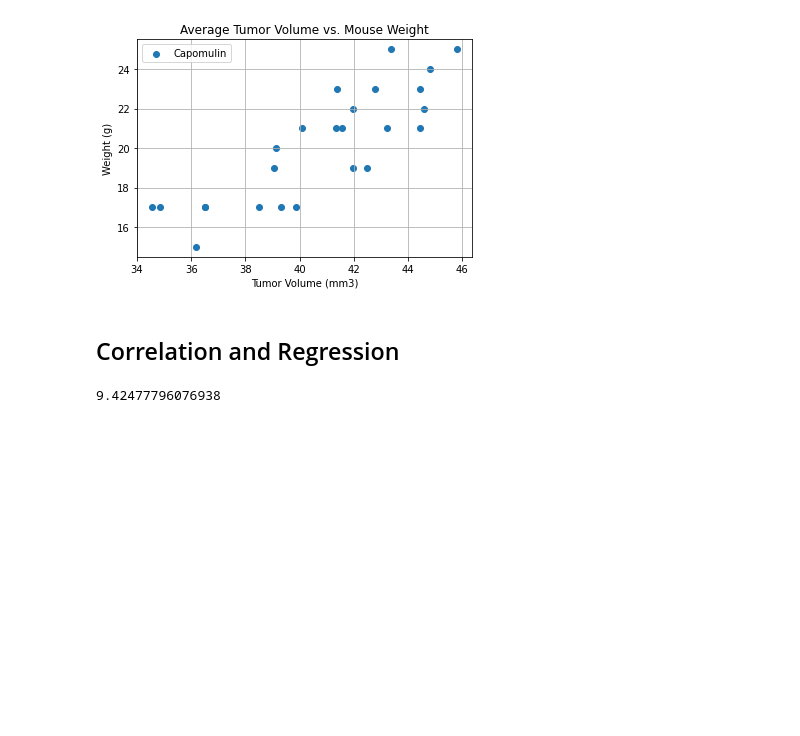
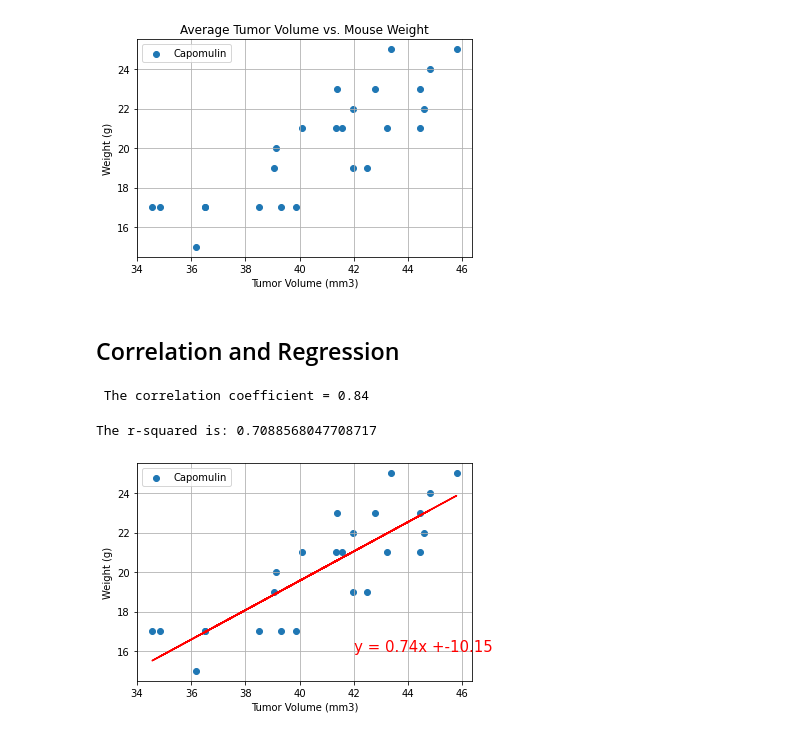
Before and after one commit to isdicely/matplotlib-challenge, a Jupyter notebook: pymaceuticals_starter.ipynb, the cells around one changed output. Drawn from its saved outputs; the diff is of its cells as text; code cells hidden in the pictures; blank space fills up the shorter version.

Commit message:
Added line regression to scatter plot

```diff
--- a/pymaceuticals_starter.ipynb
+++ b/pymaceuticals_starter.ipynb
@@ -556,8 +557,29 @@ plt.show()
 # %%
 # Calculate the correlation coefficient and linear regression model
 # for mouse weight and average tumor volume for the Capomulin regimen
+
+# Calulating the correlation coefficient and p_value using scipy.stats pearsonr
+correlation_capomulin = st.pearsonr(capomulin_grouped_by_mice_df["Tumor Volume (mm3)"],capomulin_grouped_by_mice_df["Weight (g)"])
+print(f' The correlation coefficient = {correlation_capomulin[0]:.2f}')
+# %% [output]
+ The correlation coefficient = 0.84
-# %%
-area = np.pi*3
-area
-# %% [output]
-9.42477796076938
+# %%
+# Calculating the linear regression model
+x_values = capomulin_grouped_by_mice_df["Tumor Volume (mm3)"]
+y_values = capomulin_grouped_by_mice_df["Weight (g)"]
+(slope, intercept, rvalue, pvalue, stderr) = linregress(x_values, y_values)
+regress_values = x_values * slope + intercept
+# regress_values = [x * slope + intercept for x in x_values]
+line_eq = "y = " +str(round(slope,2)) + "x +" + str(round(intercept,2))
+plt.scatter(x_values, y_values, label = "Capomulin")
+plt.plot(x_values,regress_values, "r-")
+plt.annotate(line_eq, (42,16), fontsize=15, color ="red")
+plt.xlabel("Tumor Volume (mm3)")
+plt.ylabel("Weight (g)")
+plt.grid(True)
+plt.legend()
+print(f'The r-squared is: {rvalue**2}')
+plt.show()
+# %% [output]
+The r-squared is: 0.7088568047708717
+[figure, added]
```
Also changed, not shown: parts of 1 cell of this notebook.
